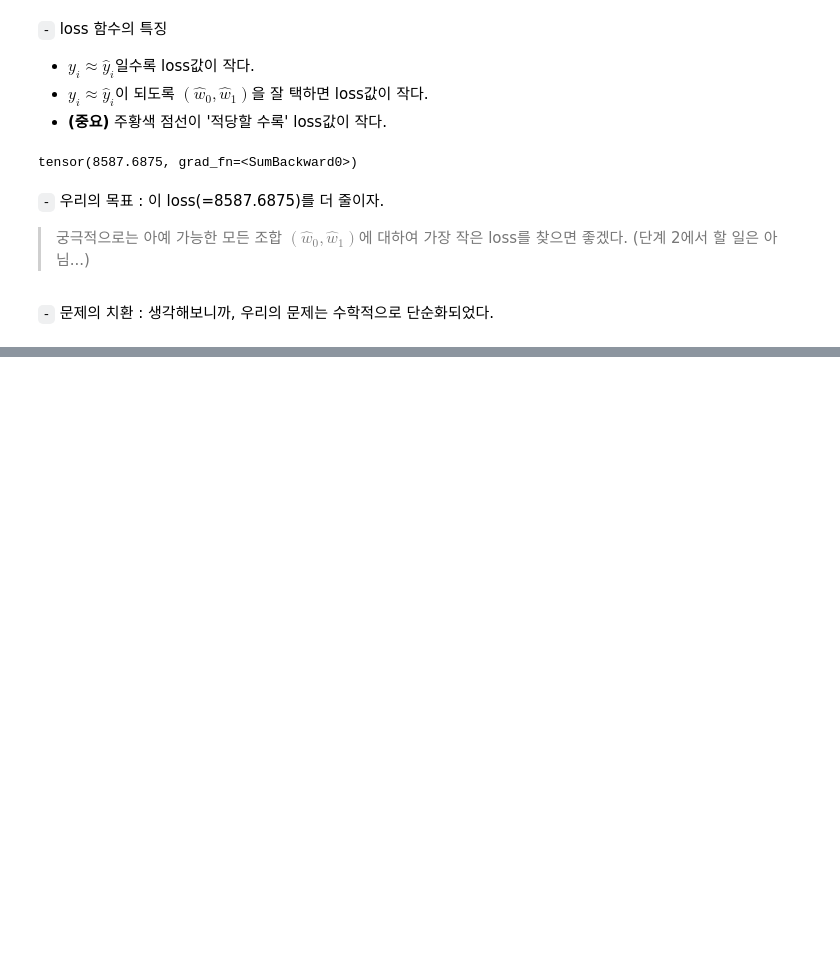
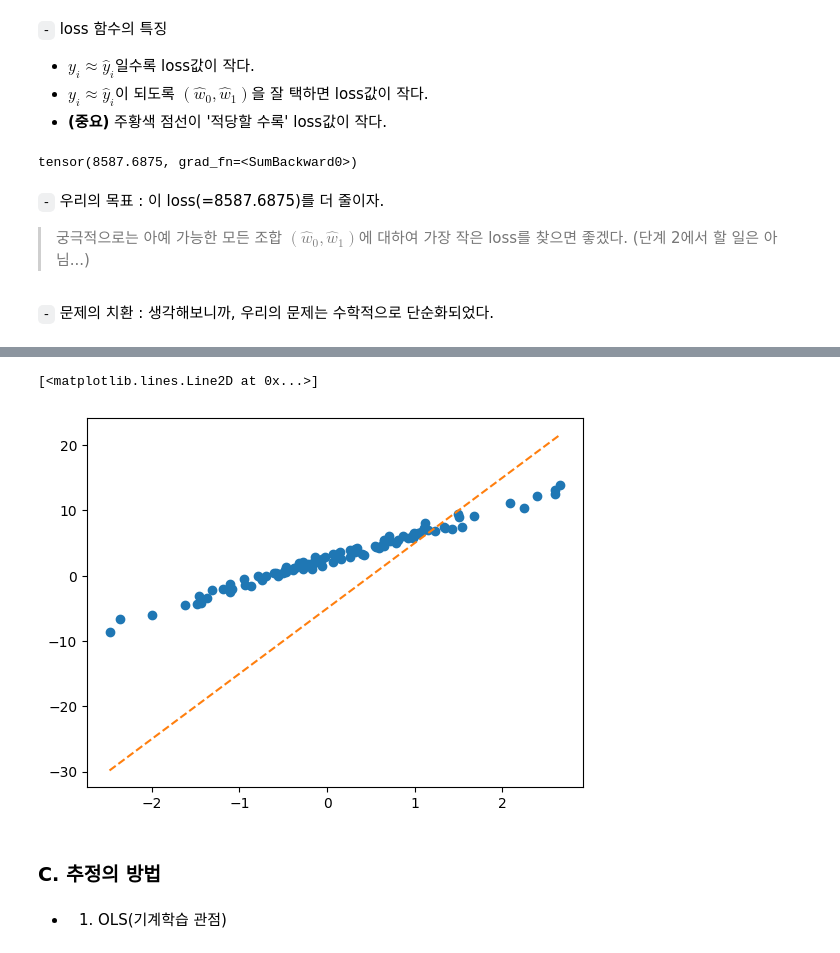
Before and after one commit to HollyRiver/DL2024, a Jupyter notebook: course/0411.ipynb, the cells around one changed output, grey strips where cells are left out. Drawn from its saved outputs; the diff is of its cells as text; code cells hidden in the pictures; blank space fills up the shorter version.

```diff
--- a/course/0411.ipynb
+++ b/course/0411.ipynb
@@ -139,0 +203,8 @@ tensor(8587.6875, grad_fn=<SumBackward0>)
+# %%
+X1 = torch.tensor(temp).reshape(-1,1)  ## 텐서로 먹임, column vector의 형태로.
+ones = torch.ones(100).reshape(-1, 1)
+# %%
+X = torch.concat([ones, X1], axis = 1)  ## 두 번째 shape을 바꿈
+y = torch.tensor(sales).reshape(-1, 1)
+# W 모름
+# eps 이것도 모름
@@ -139,0 +213,14 @@ tensor(8587.6875, grad_fn=<SumBackward0>)
+# %%
+What = torch.tensor([[-5.0], [10]])
+# %%
+yhat = X@What
+# %%
+plt.plot(X1, y, 'o')
+plt.plot(X1, yhat, '--')
+# %% [output]
+[<matplotlib.lines.Line2D at 0x...>]
+[figure, added]
+# %% [markdown]
+### **C. 추정의 방법**
+# %% [markdown]
+* 1. OLS(기계학습 관점)
```
Also changed, not shown: parts of 33 cells of this notebook.
